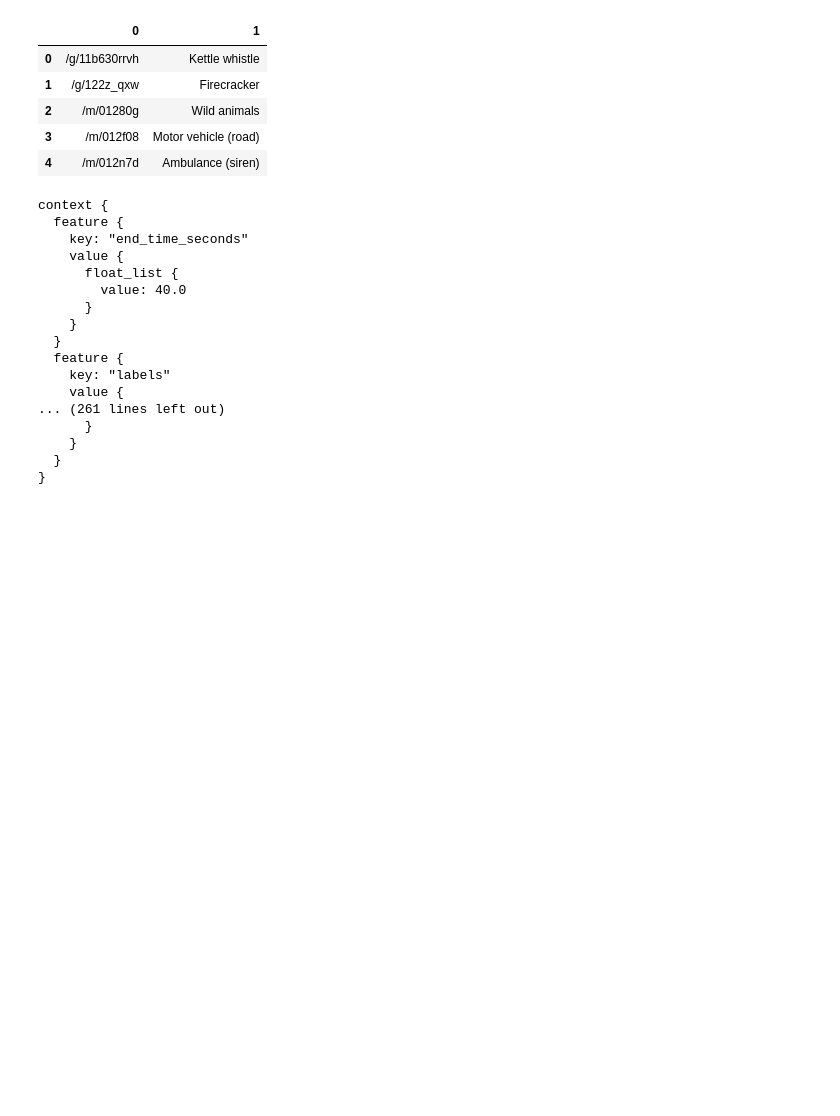
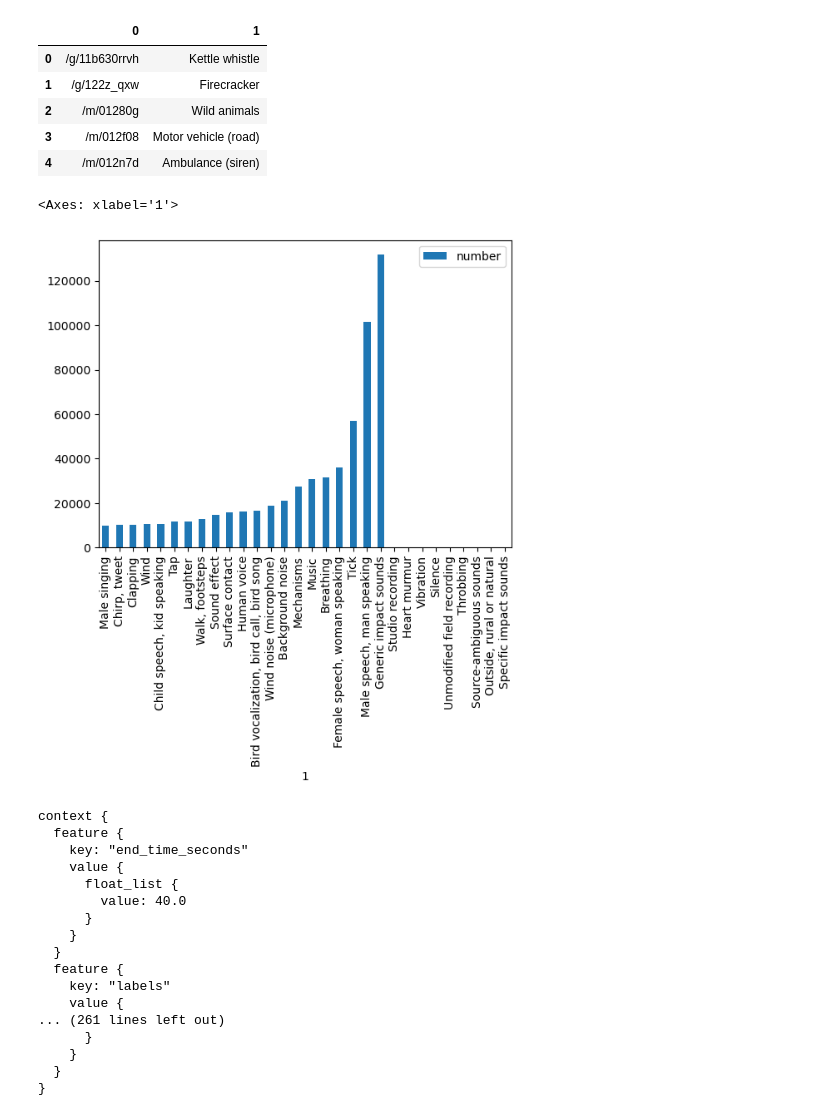
Before and after one commit to mashburnj/Audio_Labeling_Model, a Jupyter notebook: notebooks/Google AudioSet Demo.ipynb, the cells around one changed output. Saved outputs shown, nothing was run; the diff lists cells and outputs as text; code cells hidden in the pictures; blank space fills up the shorter version.

Commit message:
EDA
Made some initial plots of event frequency, hopefully they are done right

```diff
--- a/notebooks/Google AudioSet Demo.ipynb
+++ b/notebooks/Google AudioSet Demo.ipynb
@@ -43,5 +43,18 @@ displayNames.head()
 | 2 | /m/01280g | Wild animals |
 | 3 | /m/012f08 | Motor vehicle (road) |
 | 4 | /m/012n7d | Ambulance (siren) |
+# %%
+numbersOfEvents = displayNames.copy().set_index(displayNames.columns[0])
+
+numbersOfEvents["number"] = trainEvents.label.value_counts()
+
+
+#trainEvents.label.value_counts()
+numbersOfEvents = numbersOfEvents.sort_values("number")
+# %%
+numbersOfEvents[-30:].plot.bar(x=displayNames.columns[1],y="number")
+# %% [output]
+<Axes: xlabel='1'>
+[figure, added]
 # %%
 import tensorflow as tf
```
Also changed, not shown: parts of 2 cells of this notebook.
